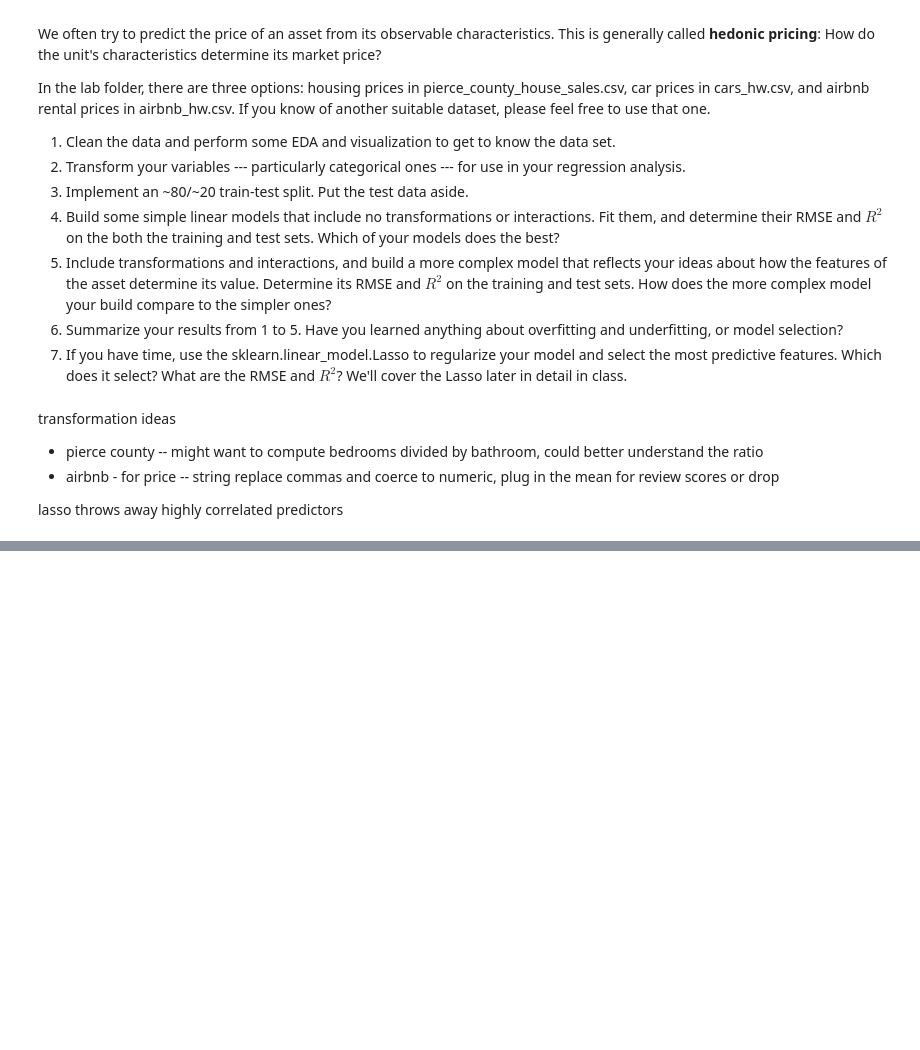
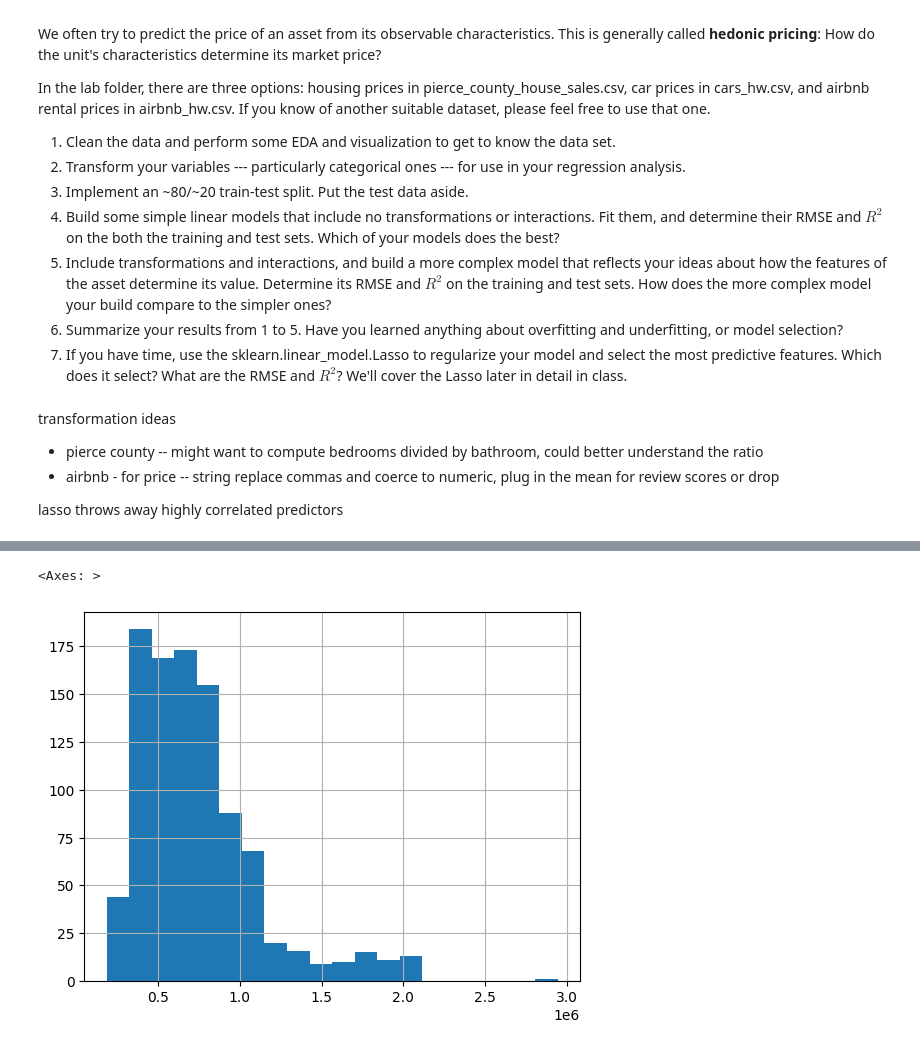
Before and after one commit to natalieassaad/linearRegression, a Jupyter notebook: 04_hedonic_pricing/04_hedonic_pricing.ipynb, the cells around one changed output, grey strips where cells are left out. Saved outputs shown, nothing was run; the diff lists cells and outputs as text; code cells hidden in the pictures; blank space fills up the shorter version.

```diff
--- a/04_hedonic_pricing/04_hedonic_pricing.ipynb
+++ b/04_hedonic_pricing/04_hedonic_pricing.ipynb
@@ -24,5 +27,8 @@ import pandas as pd
 import numpy as np
 import matplotlib.pyplot as plt
 import seaborn as sns
+from sklearn import linear_model
+from sklearn.model_selection import train_test_split
 
-airbnb = pd.read_csv('/content/airbnb_hw.csv')
+
+df = pd.read_csv('/content/cars_hw.csv')
@@ -77,0 +67,5 @@ airbnb.head()
+# %%
+df['Price'].hist(bins=20)
+# %% [output]
+<Axes: >
+[figure, added]
```
Also changed, not shown: parts of 17 cells of this notebook.
